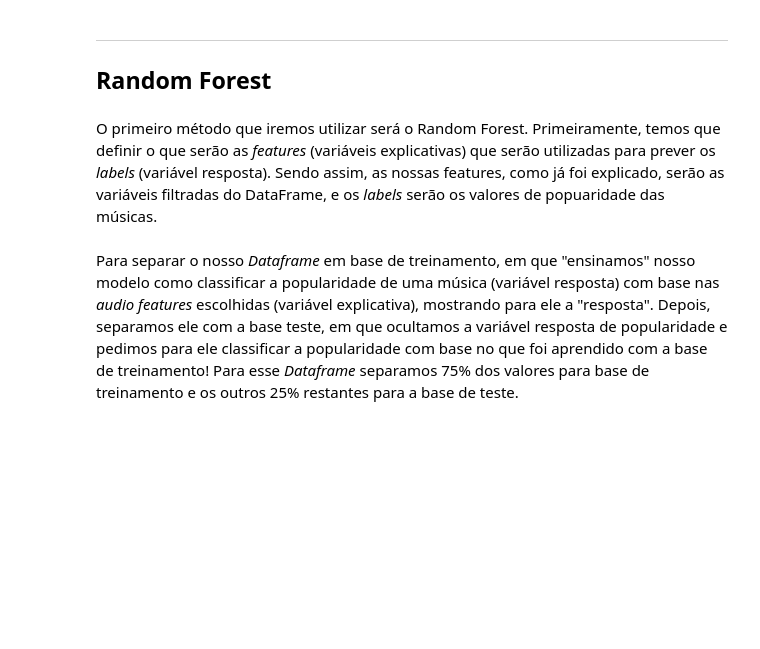
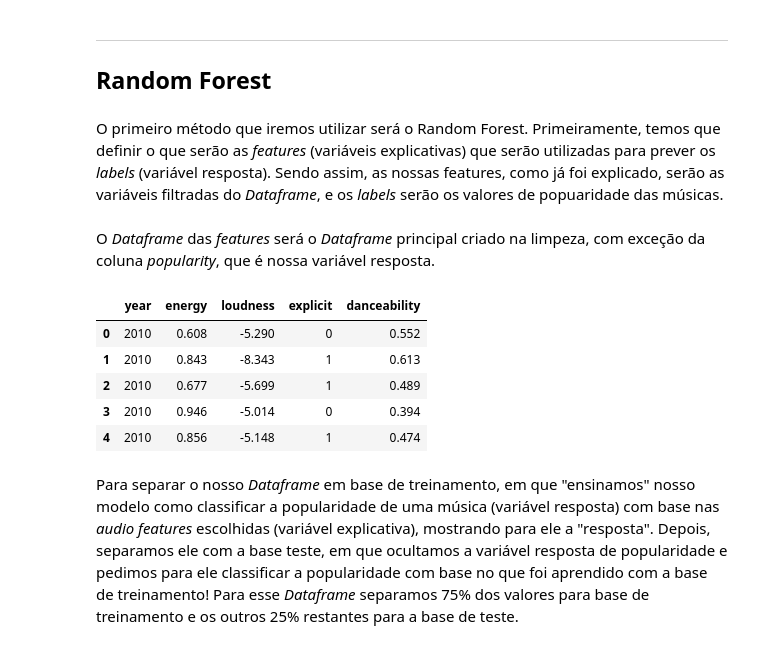
Before and after one commit to MatFreitas/P2-Cdados, a Jupyter notebook: P2.ipynb, the cells around one changed output. Saved outputs shown, nothing was run; the diff lists cells and outputs as text; code cells hidden in the pictures; blank space fills up the shorter version.

Commit message:
Reduced scope of DataFrame analysis and polished Random Forest model

```diff
--- a/P2.ipynb
+++ b/P2.ipynb
@@ -179,4 +233,4 @@ Com isso, corrigimos os valores de __release_date__ para apenas mostrar o ano em
 ___
 ## **Random Forest**
 # %% [markdown]
-O primeiro método que iremos utilizar será o Random Forest. Primeiramente, temos que definir o que serão as _features_ (variáveis explicativas) que serão utilizadas para prever os _labels_ (variável resposta). Sendo assim, as nossas features, como já foi explicado, serão as variáveis filtradas do DataFrame, e os _labels_ serão os valores de popuaridade das músicas.
+O primeiro método que iremos utilizar será o Random Forest. Primeiramente, temos que definir o que serão as _features_ (variáveis explicativas) que serão utilizadas para prever os _labels_ (variável resposta). Sendo assim, as nossas features, como já foi explicado, serão as variáveis filtradas do _Dataframe_, e os _labels_ serão os valores de popuaridade das músicas.
@@ -187,3 +239,16 @@ df_features.tail()
+# %% [markdown]
+O _Dataframe_ das _features_ será o _Dataframe_ principal criado na limpeza, com exceção da coluna _popularity_, que é nossa variável resposta.
+# %%
+df_yearSorted = df_yearSorted.drop('popularity', axis=1)
+df_features = df_yearSorted
+df_features.head()
+# %% [output]
+|  | year | energy | loudness | explicit | danceability |
+| 0 | 2010 | 0.608 | -5.290 | 0 | 0.552 |
+| 1 | 2010 | 0.843 | -8.343 | 1 | 0.613 |
+| 2 | 2010 | 0.677 | -5.699 | 1 | 0.489 |
+| 3 | 2010 | 0.946 | -5.014 | 0 | 0.394 |
+| 4 | 2010 | 0.856 | -5.148 | 1 | 0.474 |
 # %% [markdown]
 Para separar o nosso _Dataframe_ em base de treinamento, em que "ensinamos" nosso modelo como classificar a popularidade de uma música (variável resposta) com base nas _audio features_ escolhidas (variável explicativa), mostrando para ele a "resposta". Depois, separamos ele com a base teste, em que ocultamos a variável resposta de popularidade e pedimos para ele classificar a popularidade com base no que foi aprendido com a base de treinamento! Para esse _Dataframe_ separamos 75% dos valores para base de treinamento e os outros 25% restantes para a base de teste.
 # %%
```
Also changed, not shown: parts of 59 cells of this notebook.
